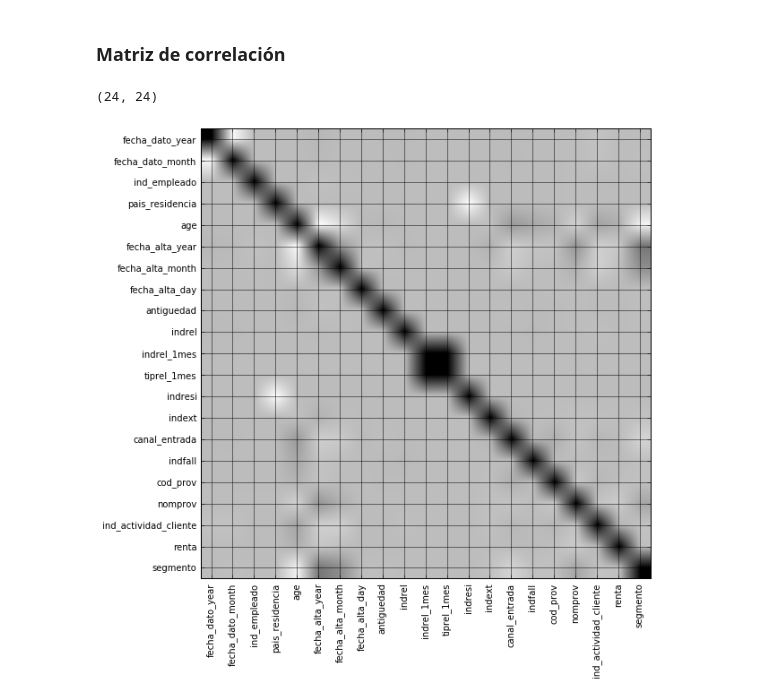
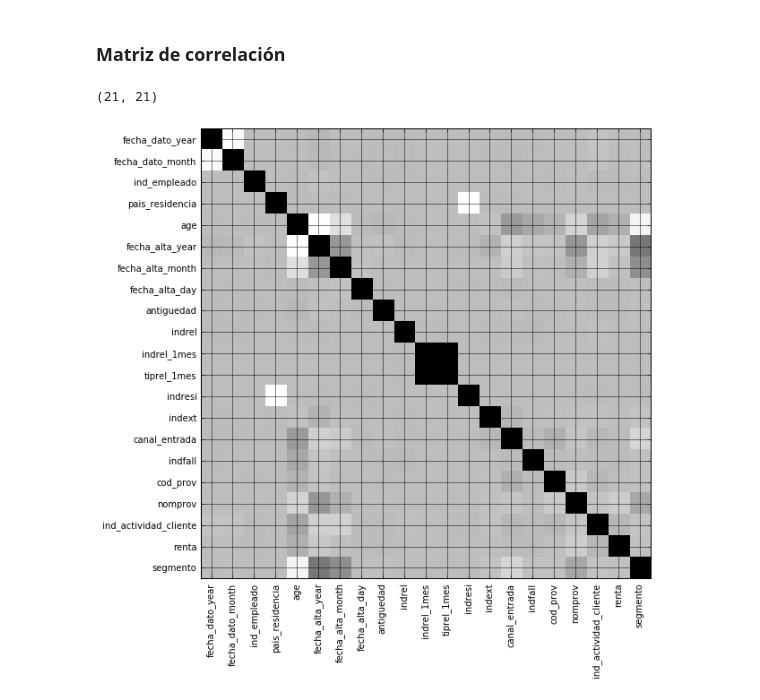
Before and after one commit to sergioml/degree_project, a Jupyter notebook: keep_working_part3.ipynb, the cells around one changed output. Saved outputs shown, nothing was run; the diff lists cells and outputs as text; code cells hidden in the pictures.

```diff
--- a/keep_working_part3.ipynb
+++ b/keep_working_part3.ipynb
@@ -89,7 +89,7 @@ Wall time: 19min 51s
 # %% [markdown]
 ### Matriz de correlación
 # %%
-corr = df_copy.drop(['fecha_dato', 'fecha_alta', 'ncodpers'], axis=1).corr()
+corr = df_copy.drop(['fecha_dato', 'fecha_alta', 'ncodpers'], axis=1).corr().dropna(how='all', axis=1).dropna(how='all', axis=0)
 corr.shape
 # %% [output]
-(24, 24)
+(21, 21)
@@ -98,8 +96,10 @@ corr_mat = corr.dropna(how='all', axis=1).dropna(how='all', axis=0).as_matrix()
+# %%
+corr_mat = corr.as_matrix()
 # %%
 plt.figure(figsize=(9,9))
-plt.imshow(corr_mat, cmap=plt.cm.Greys)
+plt.imshow(corr_mat, cmap=plt.cm.Greys, interpolation='nearest')
 plt.yticks(range(len(corr_mat)), corr.columns)
 plt.xticks(range(len(corr_mat)), corr.columns, rotation='vertical');
 plt.grid(linestyle='-')
 # %% [output]
-[figure, old version]
+[figure, new version]
```
Also changed, not shown: parts of 12 cells of this notebook.
